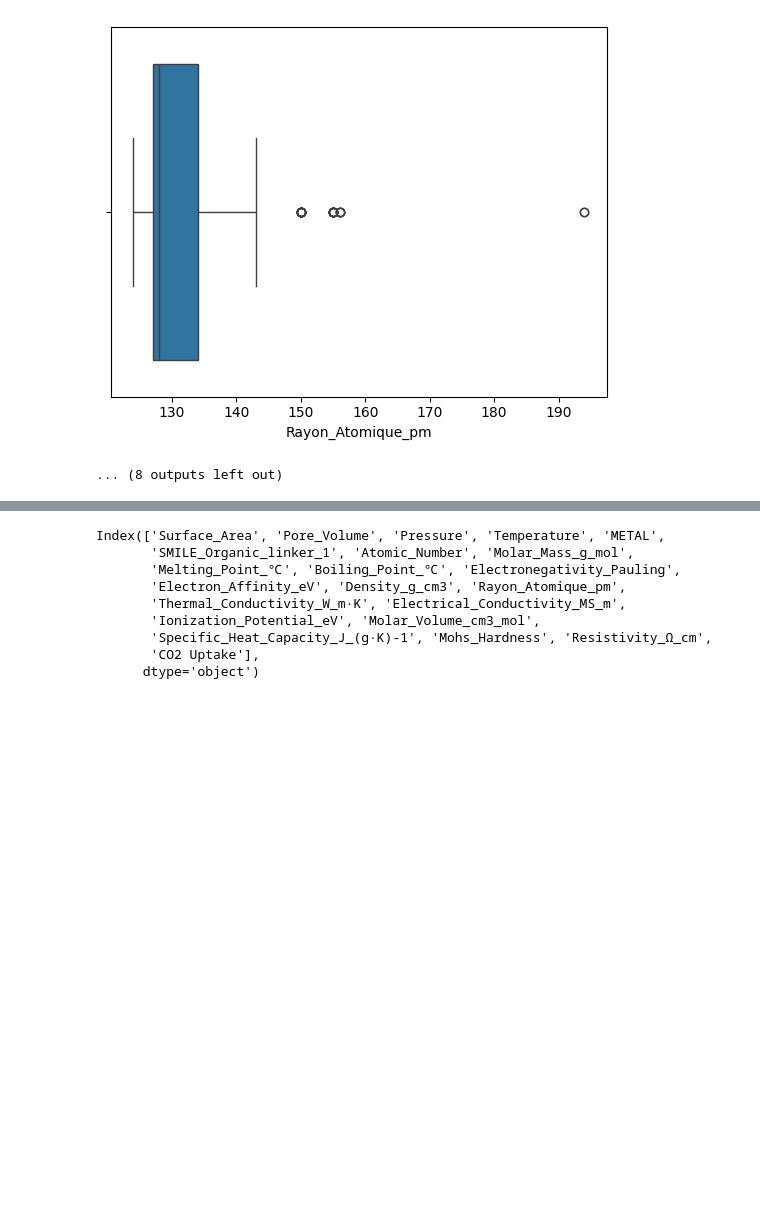
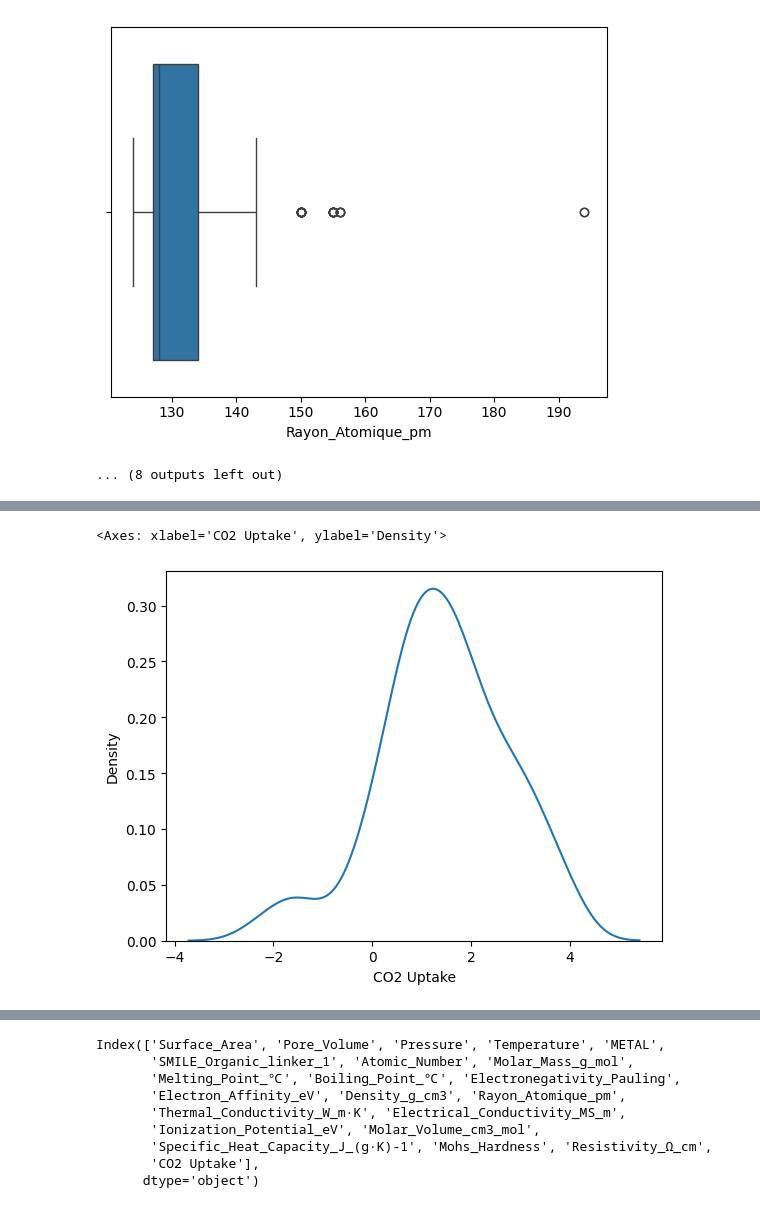
Before and after one commit to huliyao1115/Hello-world, a Jupyter notebook: Wrong SMILES Delete.ipynb, the cells around one changed output, grey strips where cells are left out. Drawn from its saved outputs; the diff is of its cells as text; code cells hidden in the pictures; blank space fills up the shorter version.

```diff
--- a/Wrong SMILES Delete.ipynb
+++ b/Wrong SMILES Delete.ipynb
@@ -134,0 +159,9 @@ for i in df.select_dtypes(include="number").columns:
+# %%
+# ylabel parameter in the plot function is set to 'Density' by default
+# because the KDE plot represents the estimated probability density function of the data.
+# It's showing the distribution of the data in terms of density rather than the raw counts.
+
+sns.kdeplot(x=np.log(df['CO2 Uptake']))
+# %% [output]
+<Axes: xlabel='CO2 Uptake', ylabel='Density'>
+[figure, added]
```
Also changed, not shown: parts of 6 cells of this notebook.
